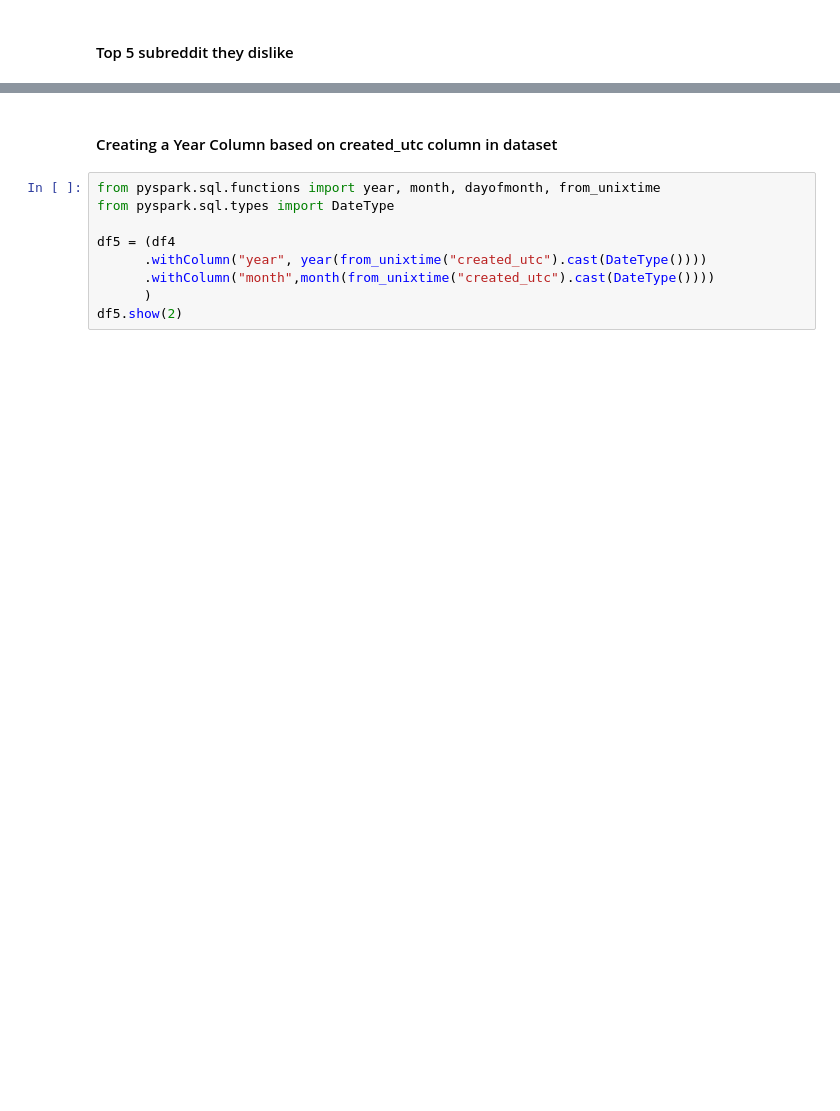
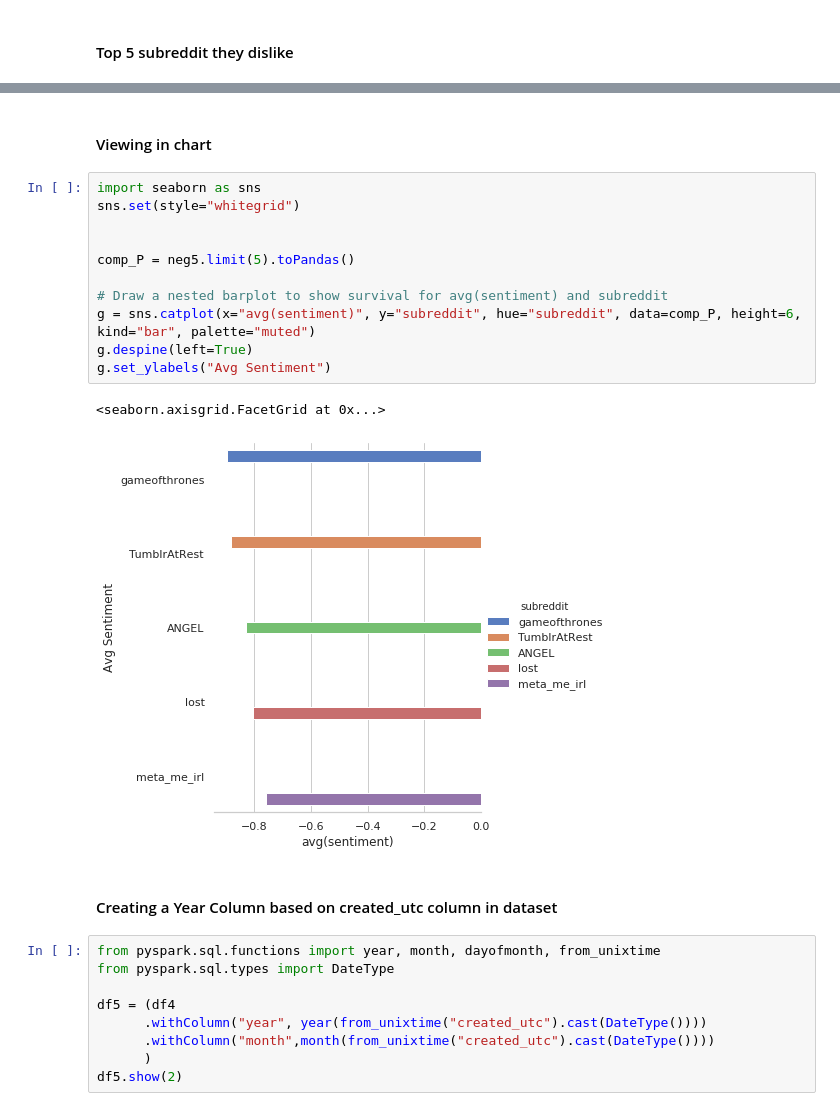
Before and after one commit to anuragjha/reddit-analysis, a Jupyter notebook: analysis/A5-Backstory.ipynb, the cells around one changed output, grey strips where cells are left out. Saved outputs shown, nothing was run; the diff lists cells and outputs as text; blank space fills up the shorter version.

```diff
--- a/analysis/A5-Backstory.ipynb
+++ b/analysis/A5-Backstory.ipynb
@@ -199,4 +199,20 @@ neg5 = groupedBysubreddit.orderBy('avg(sentiment)', ascending=True).show(5)
 only showing top 5 rows
+# %% [markdown]
+#### Viewing in chart
+# %%
+import seaborn as sns
+sns.set(style="whitegrid")
+
+
+comp_P = neg5.limit(5).toPandas()
+
+# Draw a nested barplot to show survival for avg(sentiment) and subreddit
+g = sns.catplot(x="avg(sentiment)", y="subreddit", hue="subreddit", data=comp_P, height=6, kind="bar", palette="muted")
+g.despine(left=True)
+g.set_ylabels("Avg Sentiment")
+# %% [output]
+<seaborn.axisgrid.FacetGrid at 0x...>
+[figure, added]
 # %% [markdown]
 #### Creating a Year Column based on created_utc column in dataset
 # %%
```
Also changed, not shown: parts of 18 cells of this notebook.
